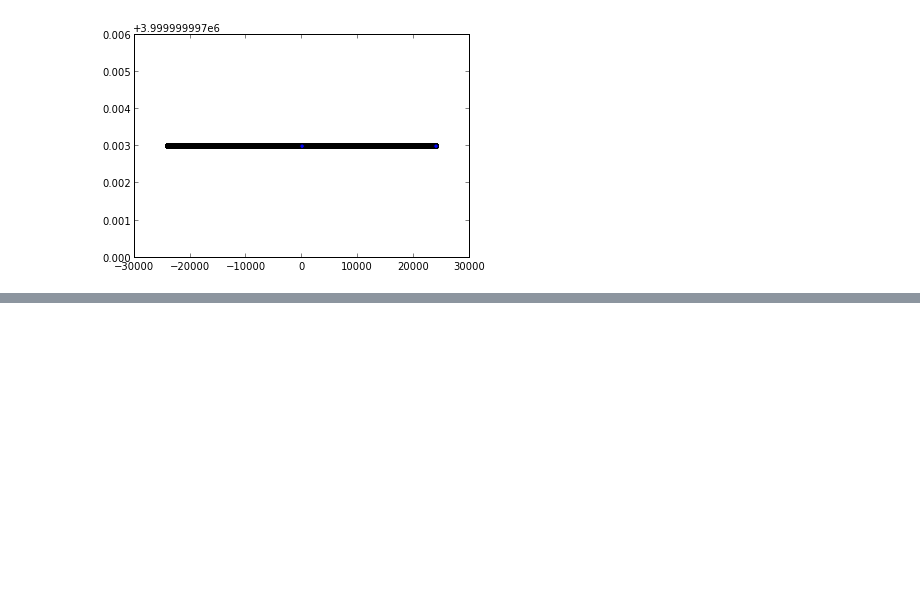
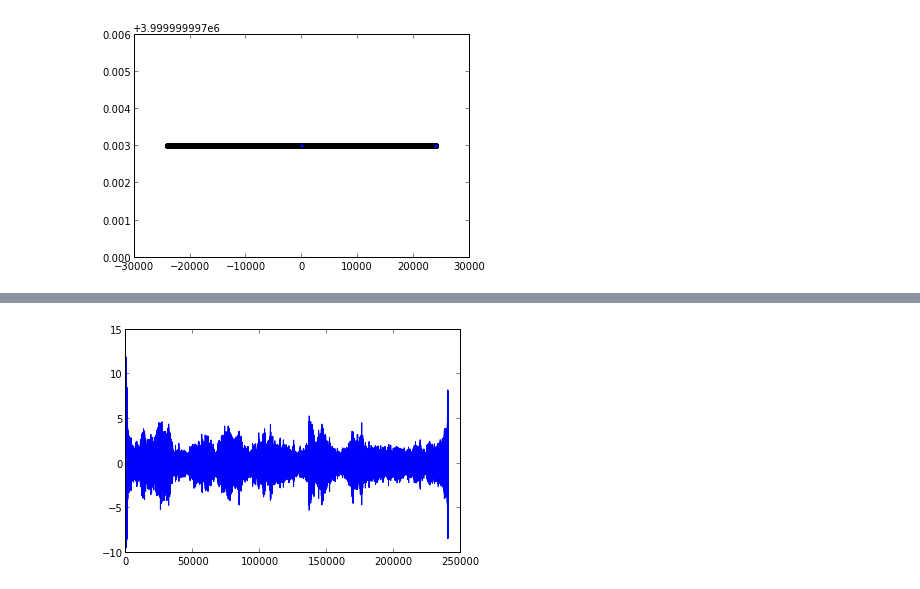
Before and after one commit to rudymmreina/Rivera_Mendez_hw5, a Jupyter notebook: VozRuidoBlanco.ipynb, the cells around one changed output, grey strips where cells are left out. Saved outputs shown, nothing was run; the diff lists cells and outputs as text; code cells hidden in the pictures; blank space fills up the shorter version.

```diff
--- a/VozRuidoBlanco.ipynb
+++ b/VozRuidoBlanco.ipynb
@@ -49,0 +70,8 @@ output_file.close()
+# %%
+antipink=10*ifft(pink)
+plot(antipink)
+output_file = audio.Sndfile("pink.wav", 'w', audio.Format('wav'), 1, sampling_rate)
+output_file.write_frames(real(antipink))
+output_file.close()
+# %% [output]
+[figure, added]
```
Also changed, not shown: parts of 7 cells of this notebook.
